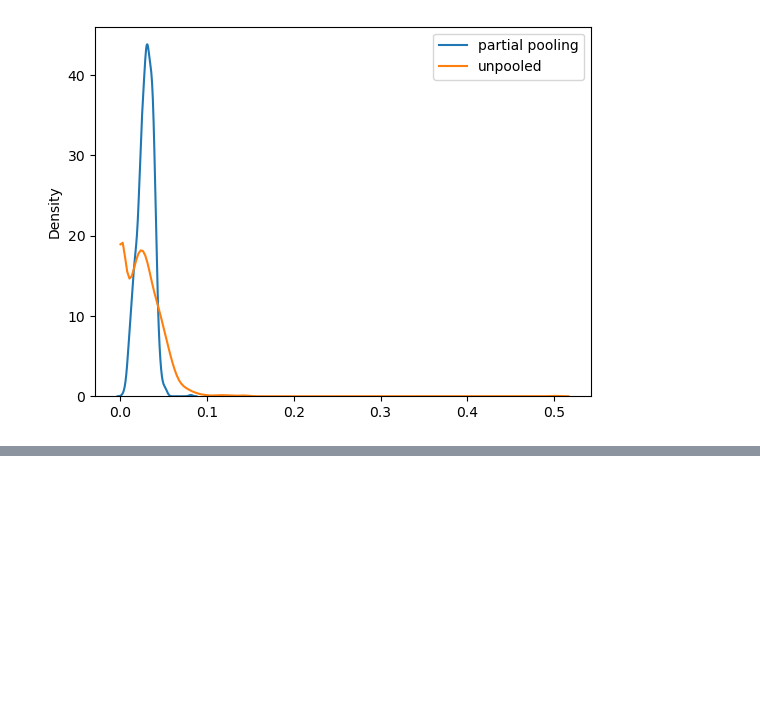
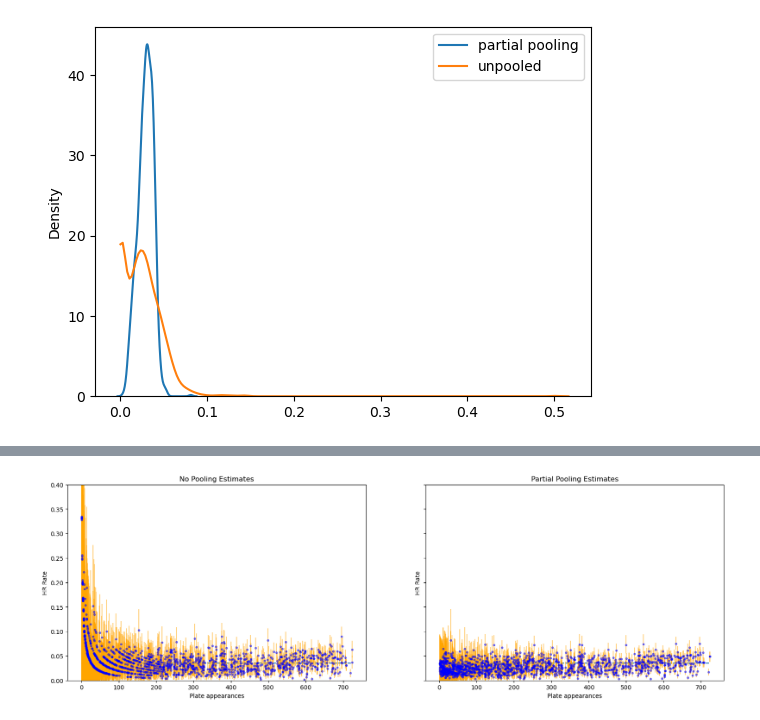
Before and after one commit to HyunsuLee/Bayes_programming_exercise, a Jupyter notebook: PyMC3tutorial/Developing Hierarchical Models.ipynb, the cells around one changed output, grey strips where cells are left out. Cells and saved outputs as stored; diff of their text form; code cells hidden in the pictures; blank space fills up the shorter version.

```diff
--- a/PyMC3tutorial/Developing Hierarchical Models.ipynb
+++ b/PyMC3tutorial/Developing Hierarchical Models.ipynb
@@ -439,0 +530,40 @@ plt.legend()
+# %%
+fig, axes = plt.subplots(1, 2, figsize=(20, 6), sharex=True, sharey=True)
+
+N_pa = fitting_subset.pa.values
+for ax, trace, level, idx in zip(
+    axes,
+    (uninformed_prior_trace, beta_partial_pooling_trace),
+    ("no pooling", "partial pooling"),
+    (slice(0, len(N_pa)), batter_idx),
+):
+
+    alpha = beta_partial_pooling_trace.posterior.alpha.mean()
+    beta = beta_partial_pooling_trace.posterior.beta.mean()
+    ax.hlines(
+        alpha / (alpha + beta),
+        0.0,
+        N_pa.max() + 1,
+        # alpha=0.4,
+        ls="--",
+        label="Est. population mean",
+    )
+
+    # plot hdi
+    hdi = az.hdi(trace).p[idx]
+    ax.vlines(
+        N_pa, hdi.sel(hdi="lower"), hdi.sel(hdi="higher"), color="orange", alpha=0.5
+    )
+
+    # plot means
+    ax.plot(N_pa, trace.posterior.mean(dim=("chain", "draw")).p[idx], "b.", alpha=0.5)
+
+    ax.set(
+        title=f"{level.title()} Estimates",
+        xlabel="Plate appearances",
+        # xscale="log",
+        ylabel="HR Rate",
+        ylim=(0.0, 0.4),
+    )
+# %% [output]
+[figure, added]
```
Also changed, not shown: parts of 34 cells of this notebook.
